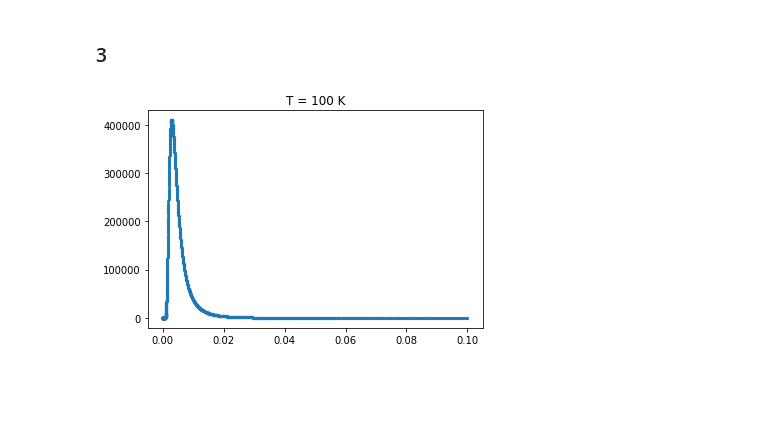
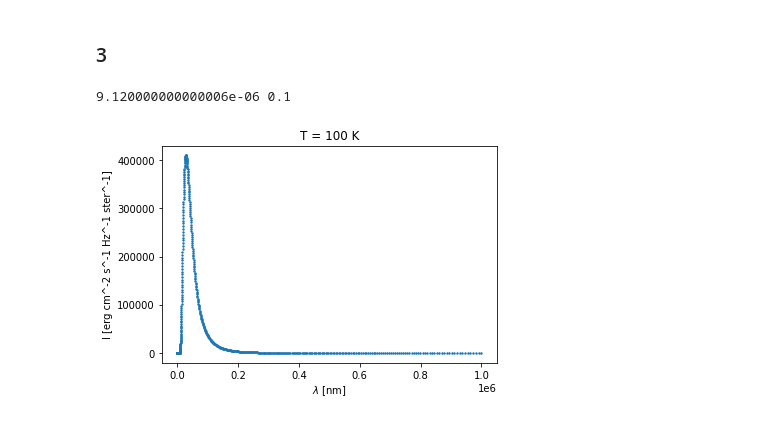
Before and after one commit to cl3425/uf-class-repo, a Jupyter notebook: radiative-processes/hw1.ipynb, the cells around one changed output. Drawn from its saved outputs; the diff is of its cells as text; code cells hidden in the pictures; blank space fills up the shorter version.

```diff
--- a/radiative-processes/hw1.ipynb
+++ b/radiative-processes/hw1.ipynb
@@ -28,13 +28,17 @@ def planck_wavelength(lam, T):
     denominator = math.e**(h*c/(lam*k*T)) - 1
     return numerator/denominator
 # %%
-lams = np.linspace(912*1e-7, 1e-1, 1000)
-lams = np.logspace(np.log10(912*1e-7), np.log10(1e-1), 1000)
-#print(lams)
+lams = np.linspace(912*1e-8, 1e-1, 1000) # guessing it's 912 Angstroms
+lams = np.logspace(np.log10(912*1e-8), np.log10(1e-1), 1000)
+print(lams[0], lams[-1])
+# %% [output]
+9.120000000000006e-06 0.1
 # %%
-plt.scatter(lams, planck_wavelength(lams, 100), s=5)
+plt.scatter(1e7*lams, planck_wavelength(lams, 100), s=2)
 plt.title('T = 100 K')
-#plt.xscale('symlog')
+plt.xlabel('$\lambda$ [nm]')
+plt.ylabel('I [erg cm^-2 s^-1 Hz^-1 ster^-1]')
+#plt.xscale('log')
 plt.show()
 # %% [output]
-[figure, old version]
+[figure, new version]
```
Also changed, not shown: parts of 7 cells of this notebook.
